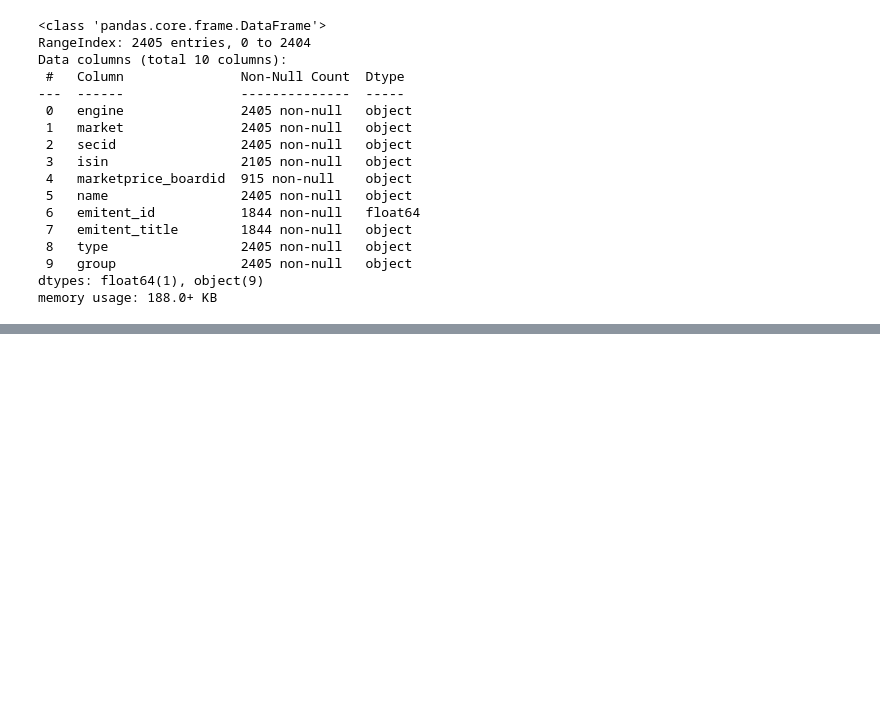
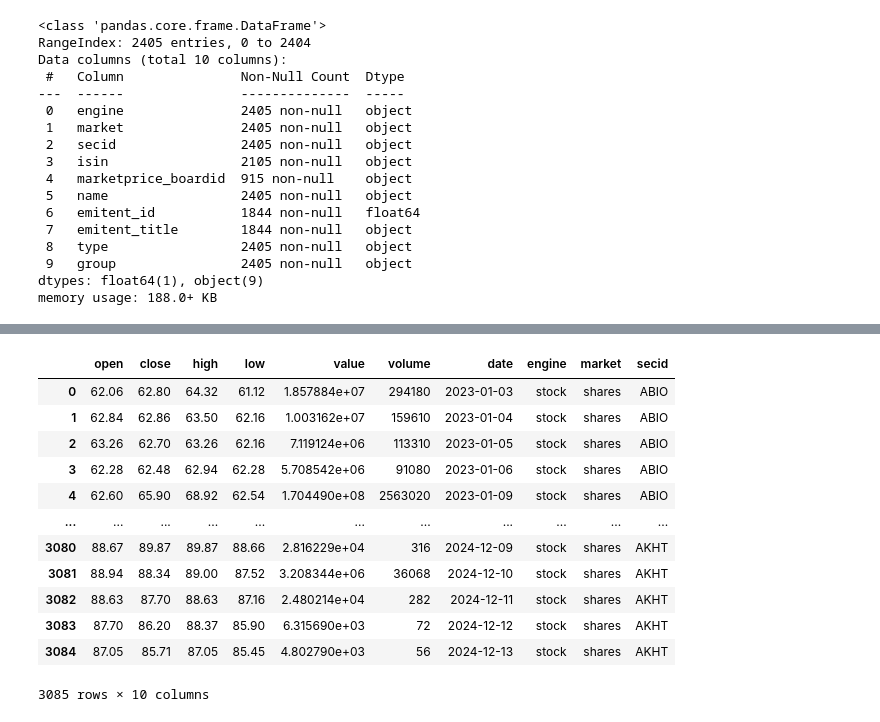
Before and after one commit to KirilinAM/prediction-of-quotations-by-classical-ML-methods, a Jupyter notebook: candles collection.ipynb, the cells around one changed output, grey strips where cells are left out. Cells and saved outputs as stored; diff of their text form; code cells hidden in the pictures; blank space fills up the shorter version.

```diff
--- a/candles collection.ipynb
+++ b/candles collection.ipynb
@@ -68,0 +83,16 @@ NameError: name 'candles_df' is not defined
+# %%
+candle_df
+# %% [output]
+|  | open | close | high | low | value | volume | date | engine | market | secid |
+| 0 | 62.06 | 62.80 | 64.32 | 61.12 | 1.857884e+07 | 294180 | 2023-01-03 | stock | shares | ABIO |
+| 1 | 62.84 | 62.86 | 63.50 | 62.16 | 1.003162e+07 | 159610 | 2023-01-04 | stock | shares | ABIO |
+| 2 | 63.26 | 62.70 | 63.26 | 62.16 | 7.119124e+06 | 113310 | 2023-01-05 | stock | shares | ABIO |
+| 3 | 62.28 | 62.48 | 62.94 | 62.28 | 5.708542e+06 | 91080 | 2023-01-06 | stock | shares | ABIO |
+| 4 | 62.60 | 65.90 | 68.92 | 62.54 | 1.704490e+08 | 2563020 | 2023-01-09 | stock | shares | ABIO |
+| ... | ... | ... | ... | ... | ... | ... | ... | ... | ... | ... |
+| 3080 | 88.67 | 89.87 | 89.87 | 88.66 | 2.816229e+04 | 316 | 2024-12-09 | stock | shares | AKHT |
+| 3081 | 88.94 | 88.34 | 89.00 | 87.52 | 3.208344e+06 | 36068 | 2024-12-10 | stock | shares | AKHT |
+| 3082 | 88.63 | 87.70 | 88.63 | 87.16 | 2.480214e+04 | 282 | 2024-12-11 | stock | shares | AKHT |
+| 3083 | 87.70 | 86.20 | 88.37 | 85.90 | 6.315690e+03 | 72 | 2024-12-12 | stock | shares | AKHT |
+| 3084 | 87.05 | 85.71 | 87.05 | 85.45 | 4.802790e+03 | 56 | 2024-12-13 | stock | shares | AKHT |
+3085 rows × 10 columns
```
Also changed, not shown: parts of 4 cells of this notebook, 3 other files.
